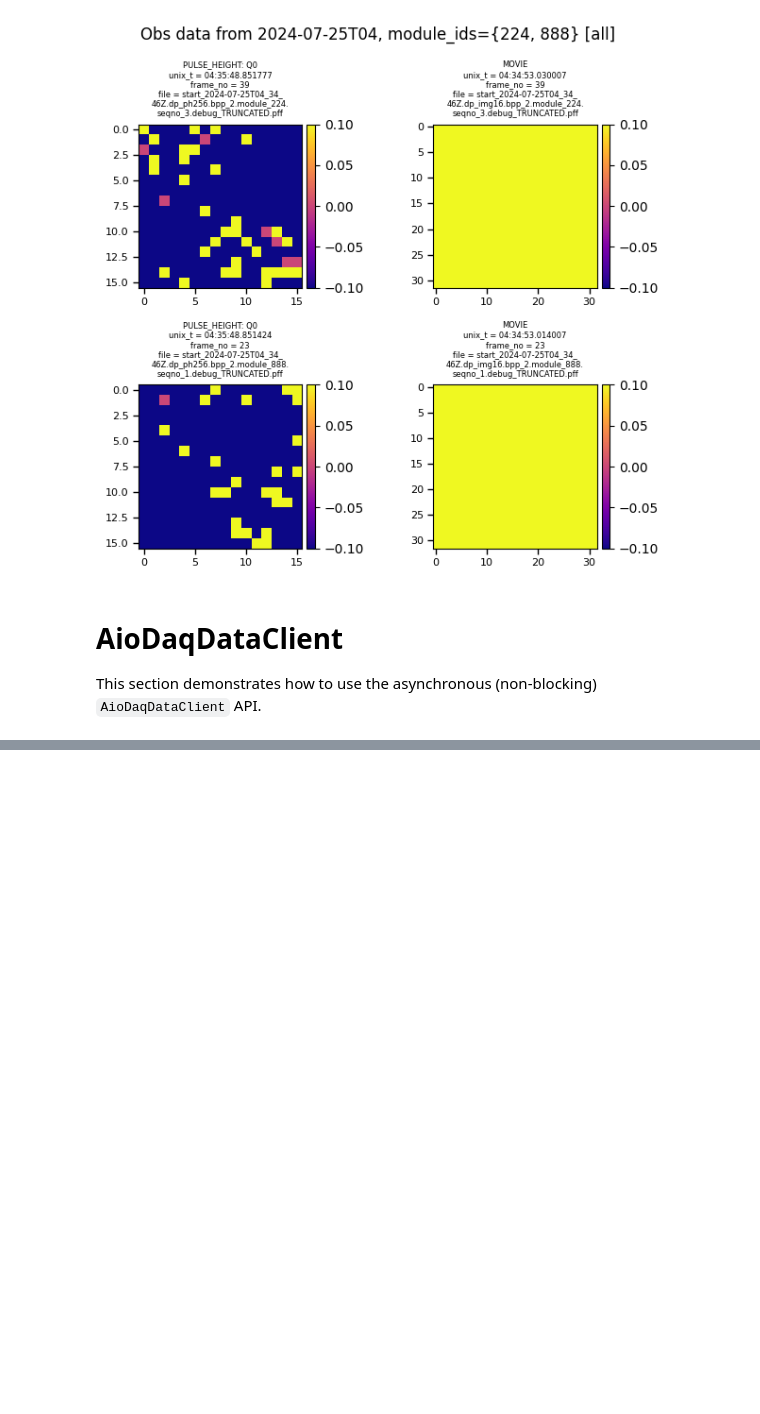
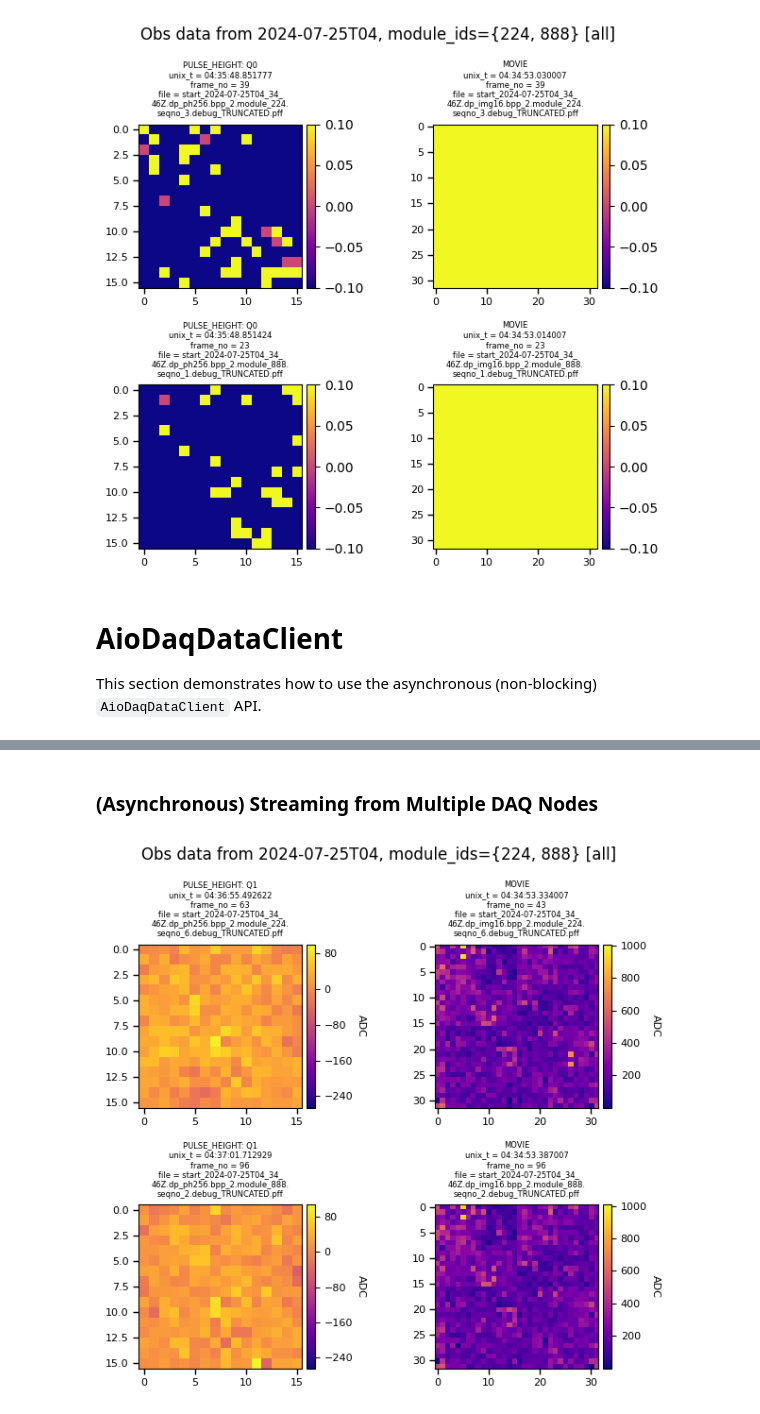
Before and after one commit to panoseti/panoseti_grpc, a Jupyter notebook: daq_data_client_demo.ipynb, the cells around one changed output, grey strips where cells are left out. Saved outputs shown, nothing was run; the diff lists cells and outputs as text; code cells hidden in the pictures; blank space fills up the shorter version.

```diff
--- a/daq_data_client_demo.ipynb
+++ b/daq_data_client_demo.ipynb
@@ -269,9 +364,0 @@ Image: Module 888, Type: PULSE_HEIGHT, Timestamp: 2024-07-25 04:35:03.467969177
-# %%
-if __name__ == "__main__":
-    try:
-        # Jupyter notebooks have their own event loop, so we can schedule our task onto it.
-        loop = asyncio.get_event_loop()
-        main_task = loop.create_task(main())
-        await main_task
-    except KeyboardInterrupt:
-        print("\nExiting.")
@@ -277,0 +403,45 @@ if __name__ == "__main__":
+# %% [markdown]
+### (Asynchronous) Streaming from Multiple DAQ Nodes
+# %%
+async def main():
+    """Main function to demonstrate the async client."""
+    # Use the client as an asynchronous context manager
+    async with AioDaqDataClient(daq_config, network_config, log_level=logging.INFO) as client:
+
+        # 1. Instantiate visualization class
+        previewer = PanoImagePreviewer(
+            stream_movie_data=True,
+            stream_pulse_height_data=True,
+            module_id_whitelist=[],
+            jupyter_notebook=True
+        )
+
+        # 2. Stream data using 'async for'
+        print("\nStarting data stream. Press Ctrl+C to stop.")
+
+        try:
+            pano_image_stream = await client.stream_images(
+                hosts=[],
+                stream_movie_data=True,
+                stream_pulse_height_data=True,
+                update_interval_seconds=1.0,
+            )
+
+            # 3. Iterate over the async generator and update the visualization for each pano_image
+            async for pano_image in pano_image_stream:
+                previewer.update(pano_image)
+
+        except asyncio.CancelledError:
+            print("\nStream cancelled.")
+        except grpc.aio.AioRpcError as e:
+            print(f"\nStream failed with RPC error: {e}")
+
+# Jupyter notebooks have their own event loop, so we can schedule our task onto it.
+try:
+    loop = asyncio.get_event_loop()
+    main_task = loop.create_task(main())
+    await main_task
+except KeyboardInterrupt:
+    print("\nExiting.")
+# %% [output]
+[figure, added]
```
Also changed, not shown: parts of 18 cells of this notebook, 4 other files.
